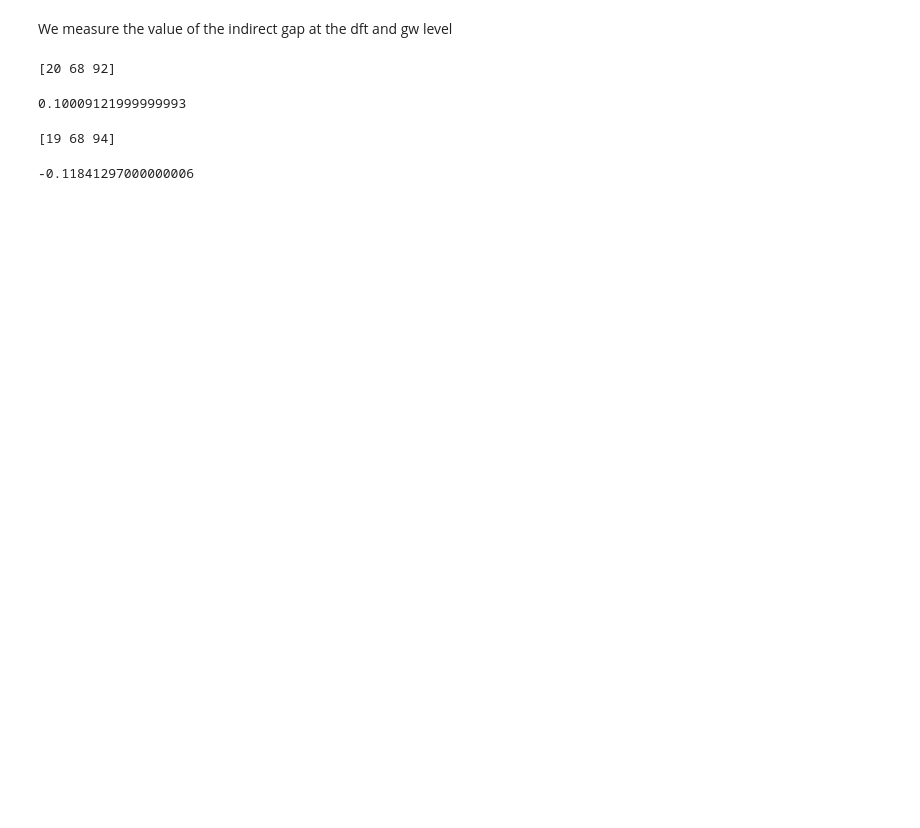
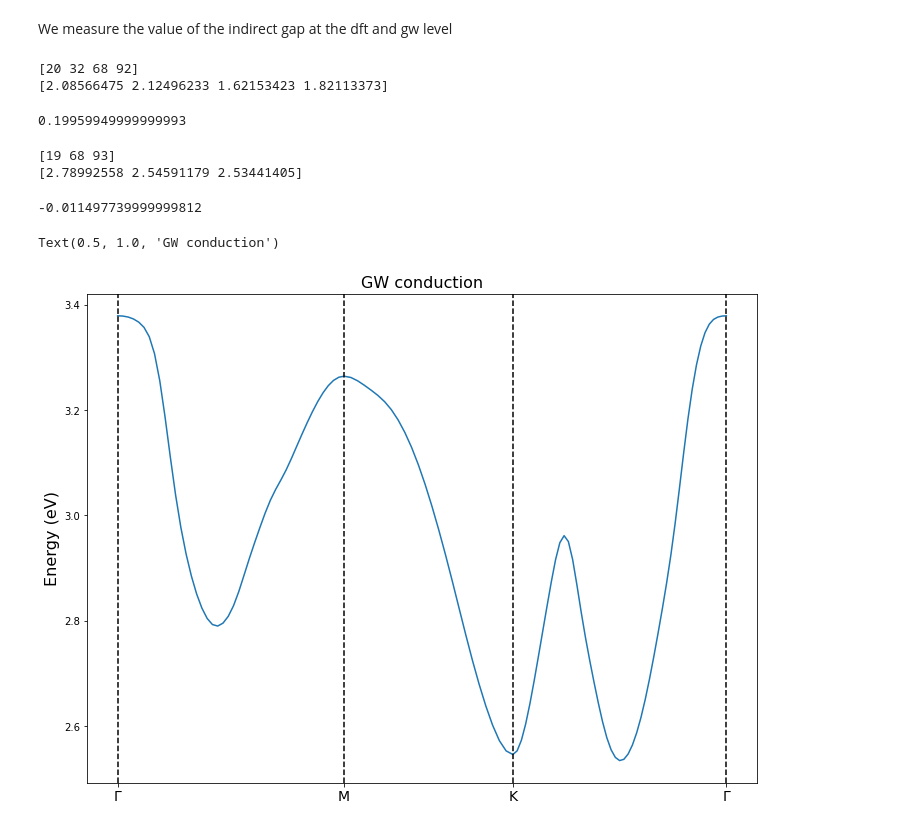
Before and after one commit to marcodalessandro76/MoS2, a Jupyter notebook: GW_Analysis.ipynb, the cells around one changed output. Cells and saved outputs as stored; diff of their text form; code cells hidden in the pictures; blank space fills up the shorter version.

```diff
--- a/GW_Analysis.ipynb
+++ b/GW_Analysis.ipynb
@@ -2825,15 +2816,27 @@ We measure the value of the indirect gap at the dft and gw level
 cond_dft = bands_dft.bands[2]
 minind = argrelextrema(-cond_dft,np.greater,order=3)[0]
 print(minind)
-cond_dft[minind[2]]-cond_dft[minind[1]]
+print(cond_dft[minind])
+cond_dft[minind[3]]-cond_dft[minind[2]]
 # %% [output]
-[20 68 92]
+[20 32 68 92]
+[2.08566475 2.12496233 1.62153423 1.82113373]
-0.10009121999999993
+0.19959949999999993
 # %%
 cond_gw = bands_gw.bands[2]
 minind = argrelextrema(-cond_gw,np.greater,order=3)[0]
 print(minind)
+print(cond_gw[minind])
 cond_gw[minind[2]]-cond_gw[minind[1]]
 # %% [output]
-[19 68 94]
+[19 68 93]
+[2.78992558 2.54591179 2.53441405]
--0.11841297000000006
+-0.011497739999999812
+# %%
+fig, ax = plt.subplots(figsize=(12, 9))
+bands_gw.plot(plt,selection=[2],linestyle='-',label='gw')
+ax.set_ylabel('Energy (eV)',size=16)
+plt.title('GW conduction',size=16)
+# %% [output]
+Text(0.5, 1.0, 'GW conduction')
+[figure, added]
```
Also changed, not shown: parts of 93 cells of this notebook, 4 other files.
